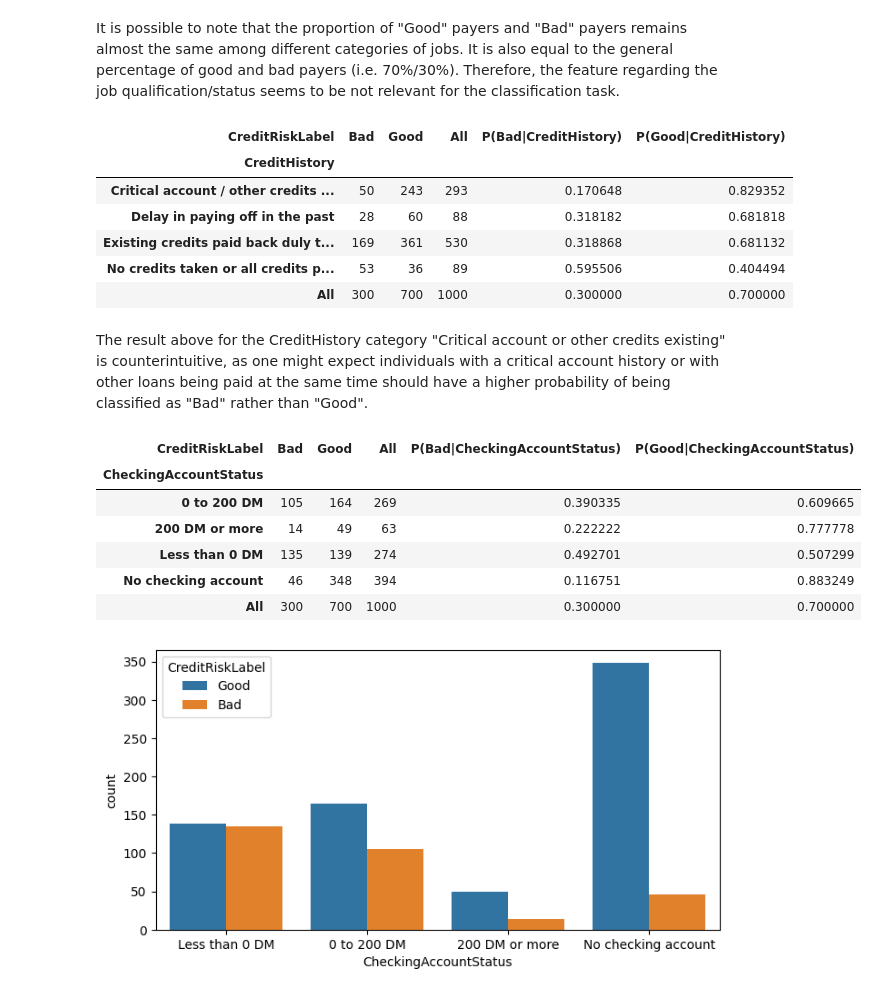
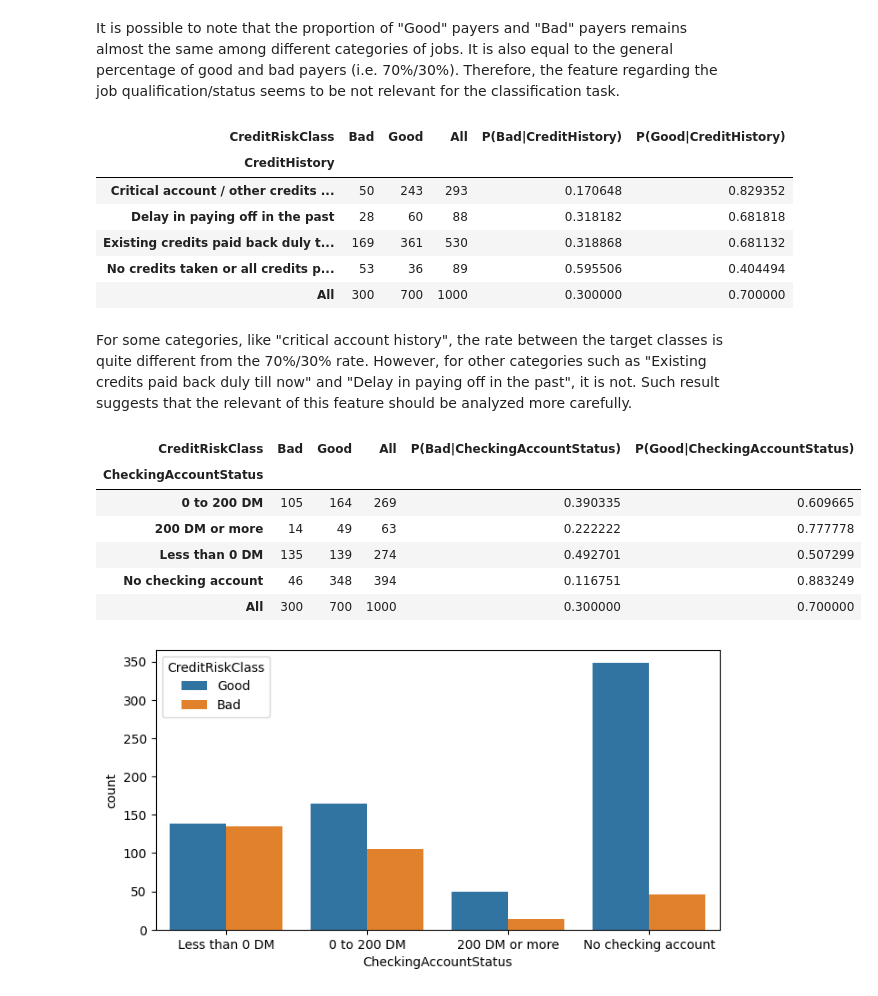
Before and after one commit to LucasVon0645/DSI-Project---Credit-Risk-Prediction, a Jupyter notebook: project.ipynb, the cells around one changed output. Saved outputs shown, nothing was run; the diff lists cells and outputs as text; code cells hidden in the pictures.

```diff
--- a/project.ipynb
+++ b/project.ipynb
@@ -15,7 +16,7 @@ from sklearn.metrics import accuracy_score, classification_report
 ## Utils
 # %%
 def create_frequency_table_with_credit_risk(index: str, df: pd.DataFrame):
-    cross_table_credit_hist = pd.crosstab(df[index], dataset_df["CreditRiskLabel"], margins=True)
+    cross_table_credit_hist = pd.crosstab(df[index], df["CreditRiskClass"], margins=True)
     cross_table_credit_hist[f"P(Bad|{index})"] = cross_table_credit_hist["Bad"]/cross_table_credit_hist["All"]
     cross_table_credit_hist[f"P(Good|{index})"] = 1 - cross_table_credit_hist[f"P(Bad|{index})"]
     return cross_table_credit_hist
@@ -232,7 +233,7 @@ dataset_df["CreditRiskClass"] = dataset_df["CreditRiskClass"].replace(2,1) # Bad
 
 credit_risk_class_map = ["Good", "Bad"]
 
-dataset_df["CreditRiskLabel"] = dataset_df["CreditRiskClass"].apply(lambda risk_class: credit_risk_class_map[risk_class])
+dataset_df["CreditRiskClass"] = dataset_df["CreditRiskClass"].apply(lambda risk_class: credit_risk_class_map[risk_class])
 
 print("New columns: ", dataset_df.columns)
 # %% [output]
@@ -431,25 +449,25 @@ It is possible to note that the proportion of "Good" payers and "Bad" payers rem
 # %%
 create_frequency_table_with_credit_risk(index="CreditHistory", df=dataset_df)
 # %% [output]
-| CreditRiskLabel | Bad | Good | All | P(Bad|CreditHistory) | P(Good|CreditHistory) |
+| CreditRiskClass | Bad | Good | All | P(Bad|CreditHistory) | P(Good|CreditHistory) |
 | CreditHistory |  |  |  |  |  |
 | Critical account / other credits ... | 50 | 243 | 293 | 0.170648 | 0.829352 |
 | Delay in paying off in the past | 28 | 60 | 88 | 0.318182 | 0.681818 |
 | Existing credits paid back duly t... | 169 | 361 | 530 | 0.318868 | 0.681132 |
 | No credits taken or all credits p... | 53 | 36 | 89 | 0.595506 | 0.404494 |
 | All | 300 | 700 | 1000 | 0.300000 | 0.700000 |
-# %% [markdown]
-The result above for the CreditHistory category "Critical account or other credits existing" is counterintuitive, as one might expect individuals with a critical account history or with other loans being paid at the same time should have a higher probability of being classified as "Bad" rather than "Good".
+# %% [markdown]
+For some categories, like "critical account history", the rate between the target classes is quite different from the 70%/30% rate. However, for other categories such as "Existing credits paid back duly till now" and "Delay in paying off in the past", it is not. Such result suggests that the relevant of this feature should be analyzed more carefully.
 # %%
 plt.figure(figsize=(8,4))
 
 order_checking = ['Less than 0 DM', '0 to 200 DM', '200 DM or more', 'No checking account']
 
-sns.countplot(x="CheckingAccountStatus", hue="CreditRiskLabel", data=dataset_df, order=order_checking)
+sns.countplot(x="CheckingAccountStatus", hue="CreditRiskClass", data=dataset_df, order=order_checking)
 
 create_frequency_table_with_credit_risk(index="CheckingAccountStatus", df=dataset_df)
 # %% [output]
-| CreditRiskLabel | Bad | Good | All | P(Bad|CheckingAccountStatus) | P(Good|CheckingAccountStatus) |
+| CreditRiskClass | Bad | Good | All | P(Bad|CheckingAccountStatus) | P(Good|CheckingAccountStatus) |
 | CheckingAccountStatus |  |  |  |  |  |
 | 0 to 200 DM | 105 | 164 | 269 | 0.390335 | 0.609665 |
 | 200 DM or more | 14 | 49 | 63 | 0.222222 | 0.777778 |
```
Also changed, not shown: parts of 29 cells of this notebook, 1 other file.
